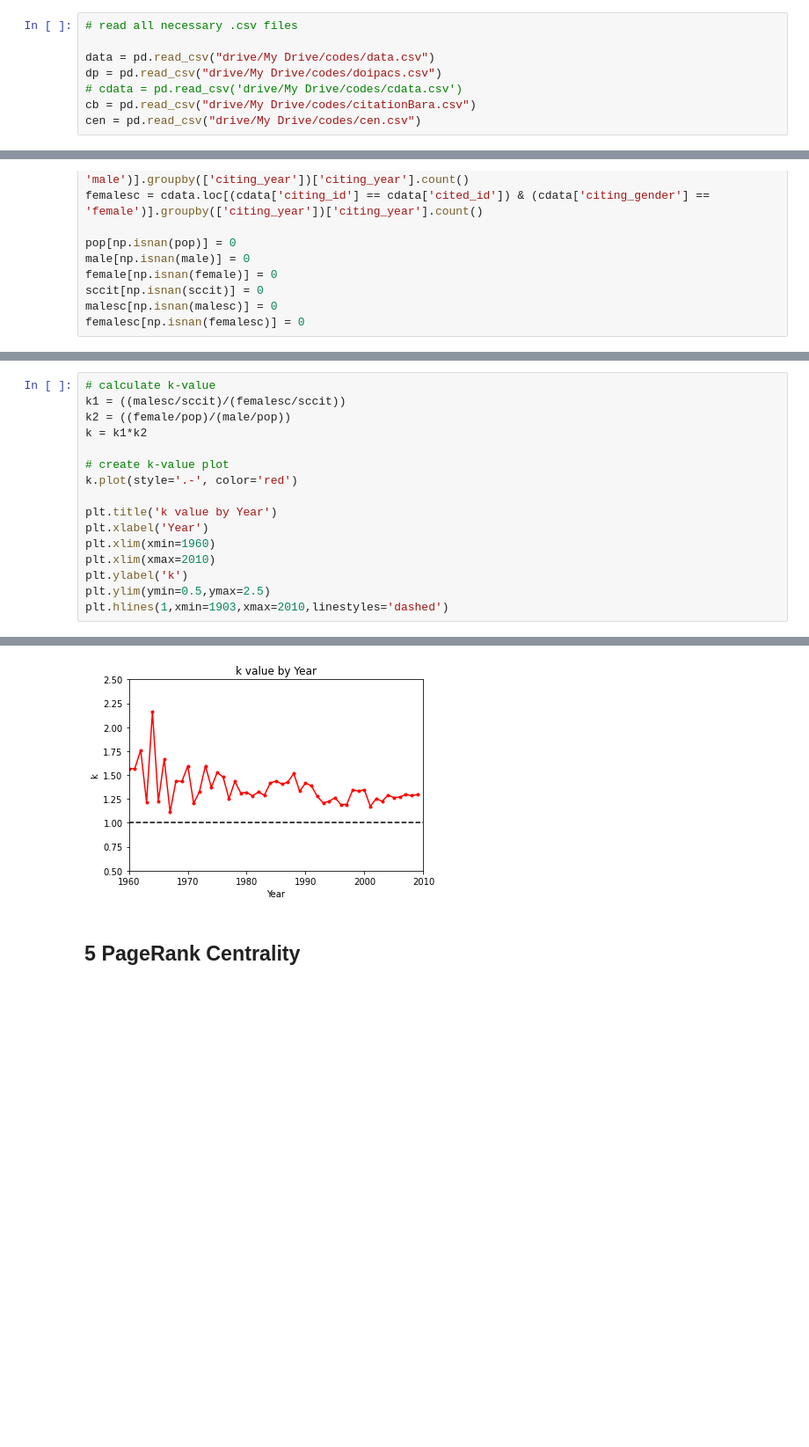
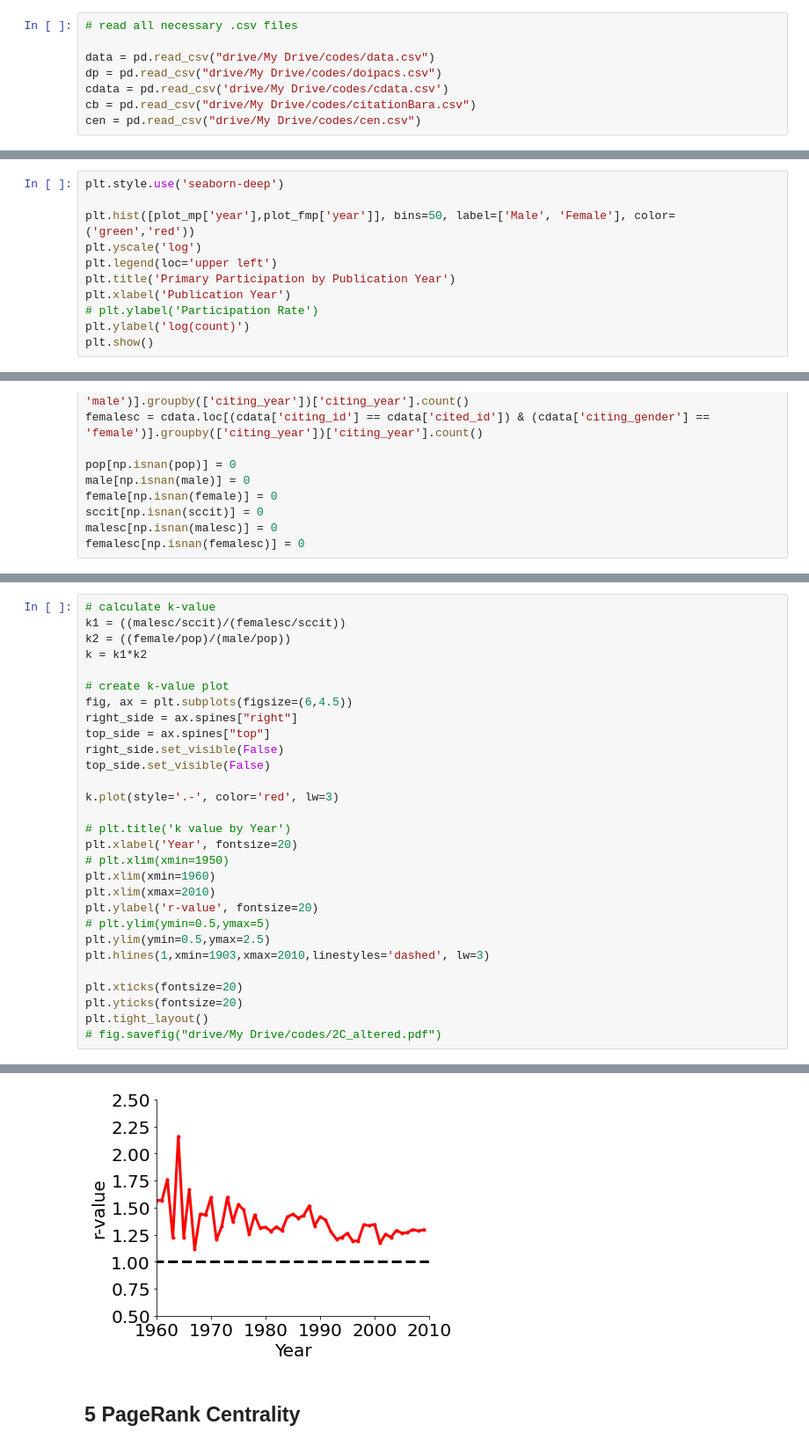
Before and after one commit to therobinkay/gender_bias_2021, a Jupyter notebook: Journal_Analysis_1_(GitHub).ipynb, the cells around one changed output, grey strips where cells are left out. Shown at 88% size. Drawn from its saved outputs; the diff is of its cells as text; blank space fills up the shorter version.

```diff
--- a/Journal_Analysis_1_(GitHub).ipynb
+++ b/Journal_Analysis_1_(GitHub).ipynb
@@ -32,6 +32,6 @@ Mounted at /content/drive/
 
 data = pd.read_csv("drive/My Drive/codes/data.csv")
 dp = pd.read_csv("drive/My Drive/codes/doipacs.csv")
-# cdata = pd.read_csv('drive/My Drive/codes/cdata.csv')
+cdata = pd.read_csv('drive/My Drive/codes/cdata.csv')
 cb = pd.read_csv("drive/My Drive/codes/citationBara.csv")
 cen = pd.read_csv("drive/My Drive/codes/cen.csv")
@@ -39,0 +104,11 @@ cen = pd.read_csv("drive/My Drive/codes/cen.csv")
+# %%
+plt.style.use('seaborn-deep')
+
+plt.hist([plot_mp['year'],plot_fmp['year']], bins=50, label=['Male', 'Female'], color=('green','red'))
+plt.yscale('log')
+plt.legend(loc='upper left')
+plt.title('Primary Participation by Publication Year')
+plt.xlabel('Publication Year')
+# plt.ylabel('Participation Rate')
+plt.ylabel('log(count)')
+plt.show()
@@ -245,13 +596,26 @@ k2 = ((female/pop)/(male/pop))
 k = k1*k2
 
 # create k-value plot
-k.plot(style='.-', color='red')
+fig, ax = plt.subplots(figsize=(6,4.5))
+right_side = ax.spines["right"]
+top_side = ax.spines["top"]
+right_side.set_visible(False)
+top_side.set_visible(False)
 
-plt.title('k value by Year')
-plt.xlabel('Year')
+k.plot(style='.-', color='red', lw=3)
+
+# plt.title('k value by Year')
+plt.xlabel('Year', fontsize=20)
+# plt.xlim(xmin=1950)
 plt.xlim(xmin=1960)
 plt.xlim(xmax=2010)
-plt.ylabel('k')
+plt.ylabel('r-value', fontsize=20)
+# plt.ylim(ymin=0.5,ymax=5)
 plt.ylim(ymin=0.5,ymax=2.5)
-plt.hlines(1,xmin=1903,xmax=2010,linestyles='dashed')
+plt.hlines(1,xmin=1903,xmax=2010,linestyles='dashed', lw=3)
+
+plt.xticks(fontsize=20)
+plt.yticks(fontsize=20)
+plt.tight_layout()
+# fig.savefig("drive/My Drive/codes/2C_altered.pdf")
 # %% [output]
@@ -259,4 +622,4 @@ plt.hlines(1,xmin=1903,xmax=2010,linestyles='dashed')
-[figure, old version]
+[figure, new version]
 # %% [markdown]
 ## 5 PageRank Centrality
 # %%
```
Also changed, not shown: parts of 33 cells of this notebook.
